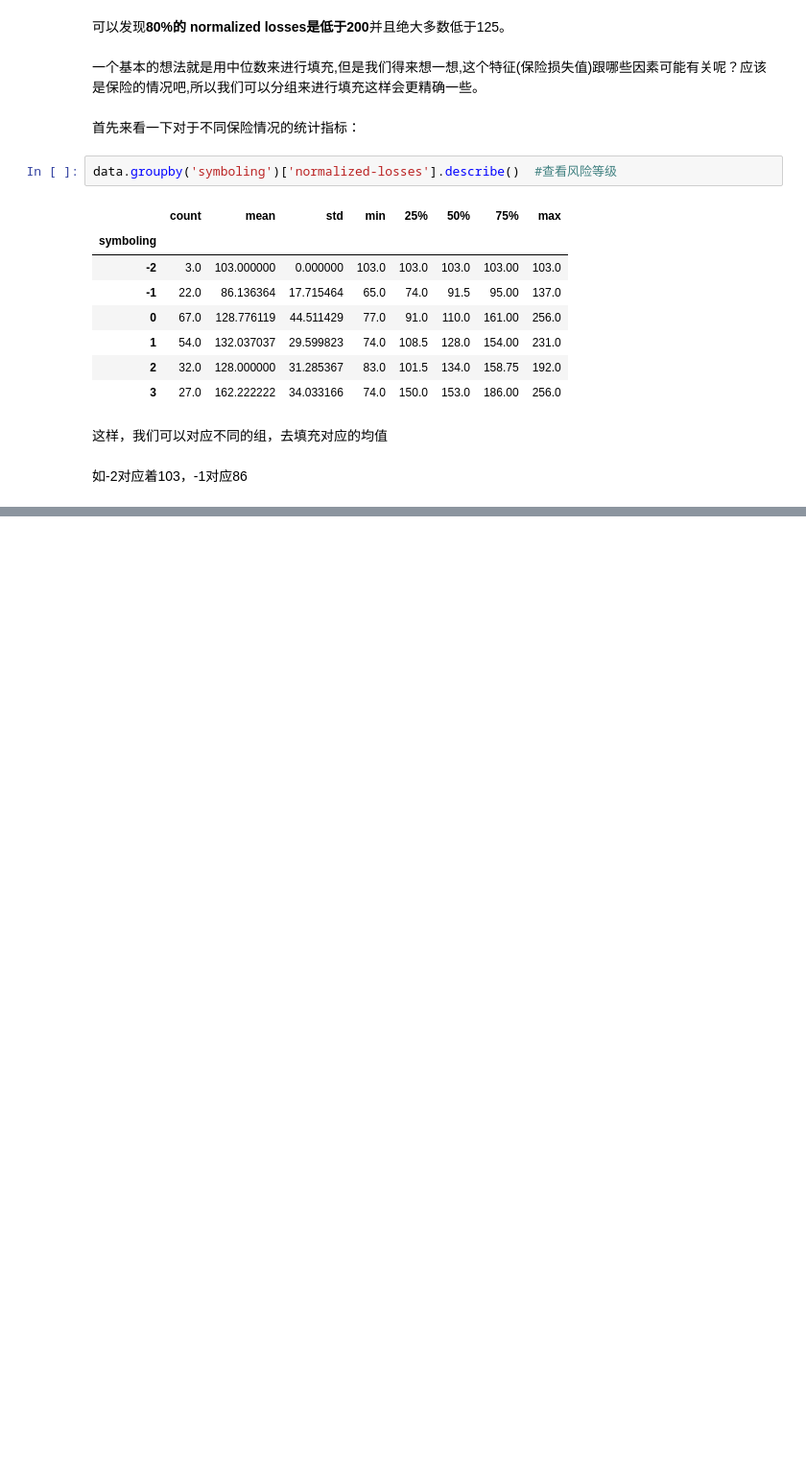
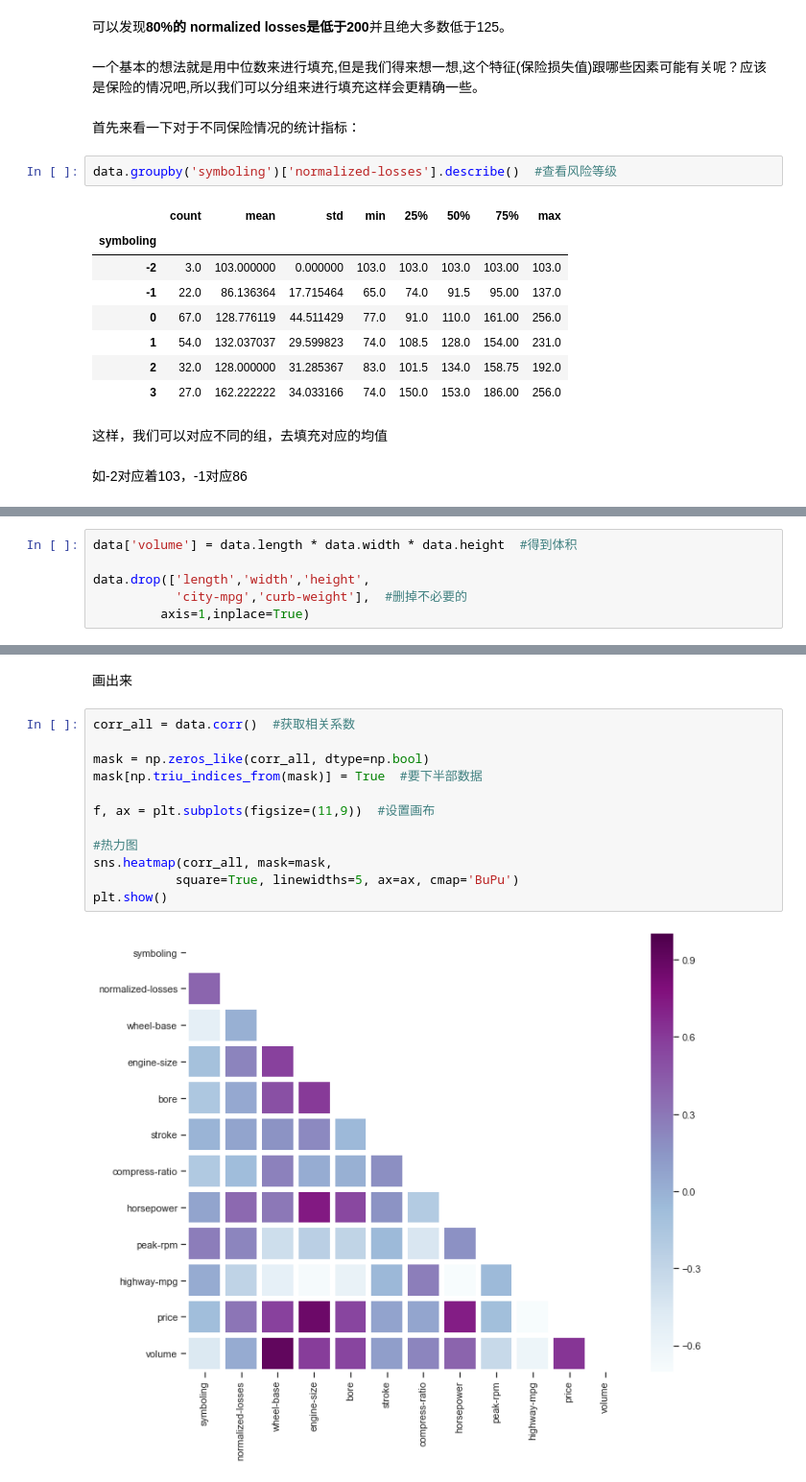
Before and after one commit to ben1234560/AiLearning-Theory-Applying, a Jupyter notebook: notebook_必备数学基础/案例：汽车价格预测任务.ipynb, the cells around one changed output, grey strips where cells are left out. Shown at 96% size. Saved outputs shown, nothing was run; the diff lists cells and outputs as text; blank space fills up the shorter version.

```diff
--- a/notebook_必备数学基础/案例：汽车价格预测任务.ipynb
+++ b/notebook_必备数学基础/案例：汽车价格预测任务.ipynb
@@ -187,0 +299,6 @@ In total: (205, 27)
+# %%
+data['volume'] = data.length * data.width * data.height  #得到体积
+
+data.drop(['length','width','height',
+           'city-mpg','curb-weight'],  #删掉不必要的
+         axis=1,inplace=True)
@@ -187,0 +314,16 @@ In total: (205, 27)
+# %% [markdown]
+画出来
+# %%
+corr_all = data.corr()  #获取相关系数
+
+mask = np.zeros_like(corr_all, dtype=np.bool)
+mask[np.triu_indices_from(mask)] = True  #要下半部数据
+
+f, ax = plt.subplots(figsize=(11,9))  #设置画布
+
+#热力图
+sns.heatmap(corr_all, mask=mask,
+           square=True, linewidths=5, ax=ax, cmap='BuPu')
+plt.show()
+# %% [output]
+[figure, added]
```
Also changed, not shown: parts of 19 cells of this notebook.
